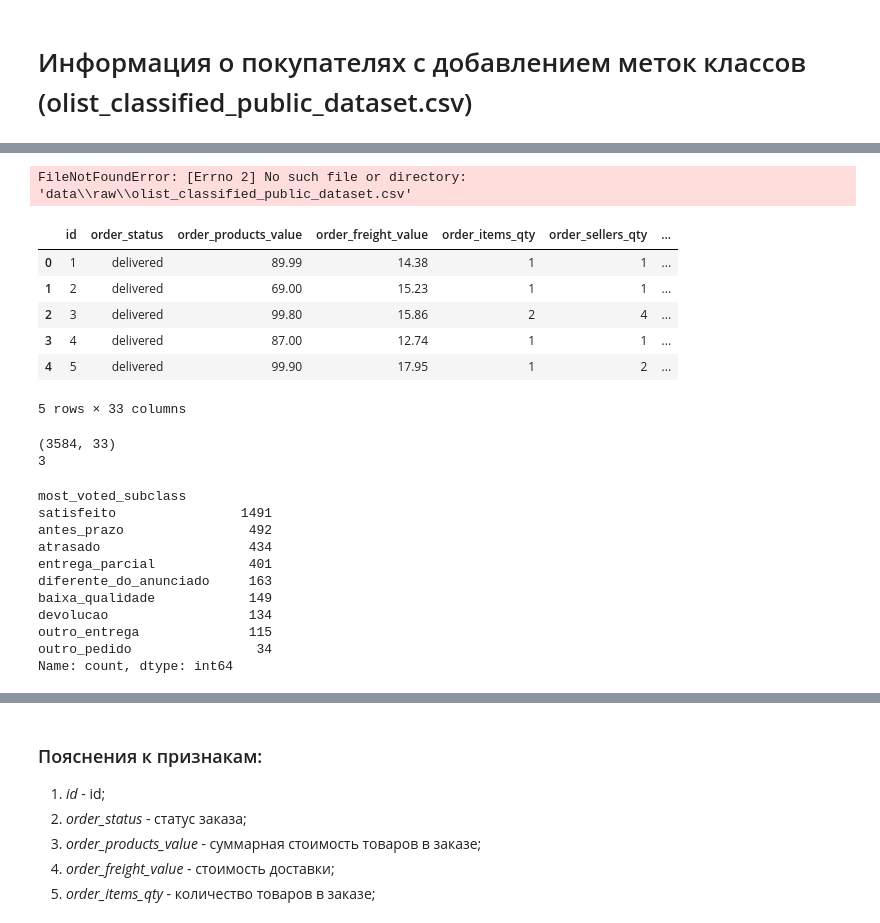
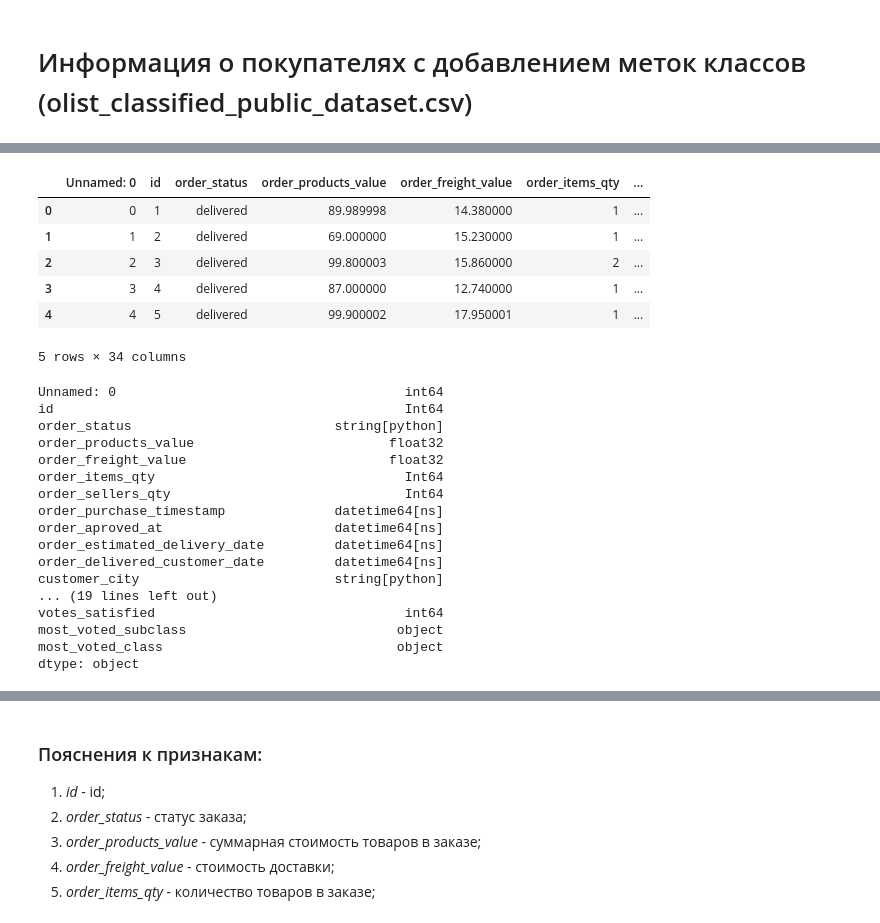
Before and after one commit to ViacheslavTimofeev/Olist_v5_churn_prediction, a Jupyter notebook: olist-ml-churn-prediction/notebooks/preprocessing/classified_data_eda_and_preprocessing.ipynb, the cells around one changed output, grey strips where cells are left out. Cells and saved outputs as stored; diff of their text form; code cells hidden in the pictures.

```diff
--- a/olist-ml-churn-prediction/notebooks/preprocessing/classified_data_eda_and_preprocessing.ipynb
+++ b/olist-ml-churn-prediction/notebooks/preprocessing/classified_data_eda_and_preprocessing.ipynb
@@ -33,6 +53,4 @@ df = pd.read_csv(
 # %%
-df = feature_engineering.load_data("data/raw/olist_classified_public_dataset.csv",
+classified_data = feature_engineering.load_data(RAW_DIR / "olist_classified_public_dataset.csv",
                       schema = MainClassifiedSchema,
-                      validate = True)     # в проде можно False
+                      validate = True) # в проде можно False
-# %% [output]
-FileNotFoundError: [Errno 2] No such file or directory: 'data\\raw\\olist_classified_public_dataset.csv'
@@ -41,33 +57,32 @@ RAW_DIR = Path("../../data/raw")
-# %%
-classified_data = pd.read_csv(RAW_DIR / "olist_classified_public_dataset.csv").drop('Unnamed: 0', axis=1)
 # %%
 display(classified_data.head())
-print(classified_data.shape)
-print(classified_data.dtypes.nunique())
+classified_data.shape
+classified_data.dtypes
 # %% [output]
-|  | id | order_status | order_products_value | order_freight_value | order_items_qty | order_sellers_qty | ... |
-| 0 | 1 | delivered | 89.99 | 14.38 | 1 | 1 | ... |
-| 1 | 2 | delivered | 69.00 | 15.23 | 1 | 1 | ... |
-| 2 | 3 | delivered | 99.80 | 15.86 | 2 | 4 | ... |
-| 3 | 4 | delivered | 87.00 | 12.74 | 1 | 1 | ... |
-| 4 | 5 | delivered | 99.90 | 17.95 | 1 | 2 | ... |
+|  | Unnamed: 0 | id | order_status | order_products_value | order_freight_value | order_items_qty | ... |
+| 0 | 0 | 1 | delivered | 89.989998 | 14.380000 | 1 | ... |
+| 1 | 1 | 2 | delivered | 69.000000 | 15.230000 | 1 | ... |
+| 2 | 2 | 3 | delivered | 99.800003 | 15.860000 | 2 | ... |
+| 3 | 3 | 4 | delivered | 87.000000 | 12.740000 | 1 | ... |
+| 4 | 4 | 5 | delivered | 99.900002 | 17.950001 | 1 | ... |
-5 rows × 33 columns
+5 rows × 34 columns
-(3584, 33)
-3
+Unnamed: 0                                     int64
+id                                             Int64
+order_status                          string[python]
+order_products_value                         float32
+order_freight_value                          float32
+order_items_qty                                Int64
+order_sellers_qty                              Int64
+order_purchase_timestamp              datetime64[ns]
+order_aproved_at                      datetime64[ns]
+order_estimated_delivery_date         datetime64[ns]
+order_delivered_customer_date         datetime64[ns]
+customer_city                         string[python]
+... (19 lines left out)
+votes_satisfied                                int64
+most_voted_subclass                           object
+most_voted_class                              object
+dtype: object
-# %%
-print(classified_data['most_voted_subclass'].value_counts())
-# %% [output]
-most_voted_subclass
-satisfeito                1491
-antes_prazo                492
-atrasado                   434
-entrega_parcial            401
-diferente_do_anunciado     163
-baixa_qualidade            149
-devolucao                  134
-outro_entrega              115
-outro_pedido                34
-Name: count, dtype: int64
 # %%
 print(classified_data.info())
 # %% [output]
```
Also changed, not shown: parts of 48 cells of this notebook, 9 other files.
